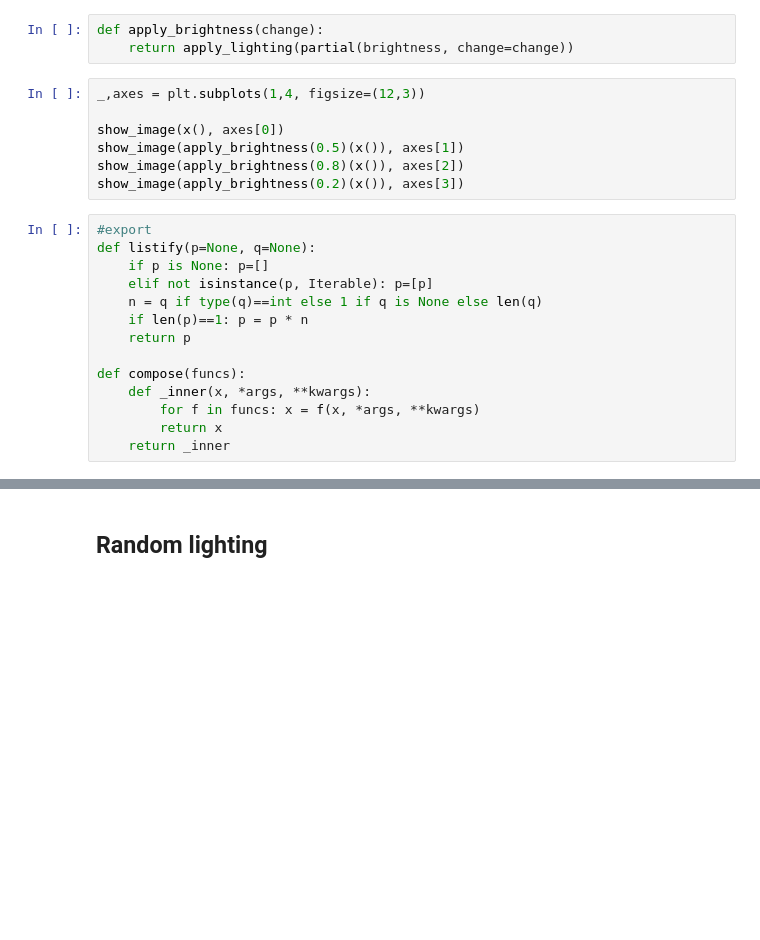
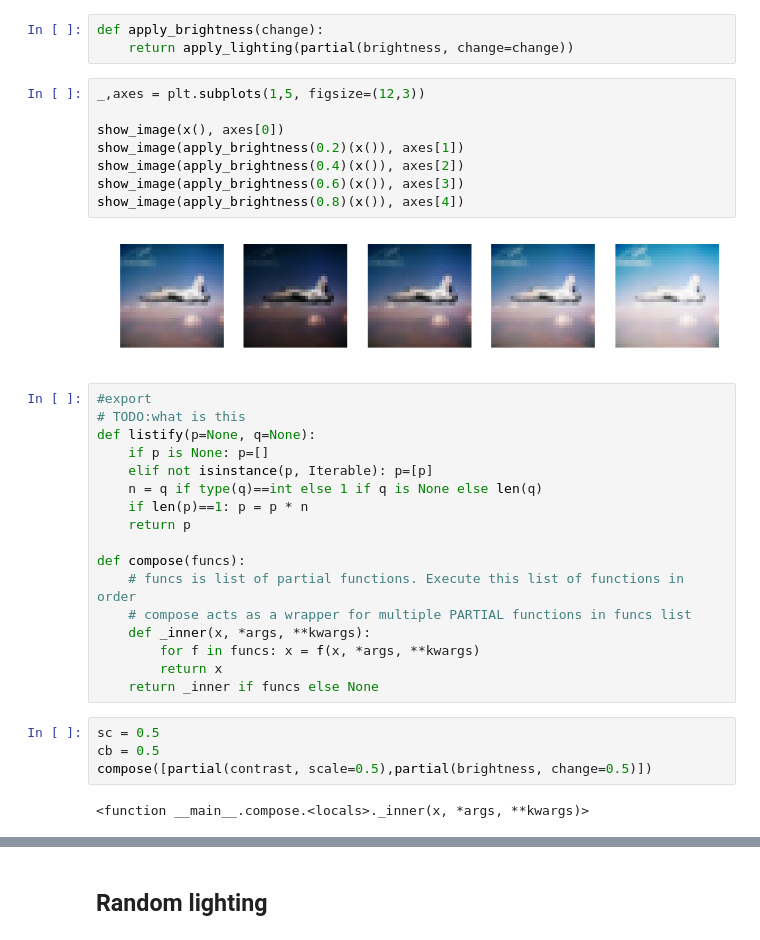
Before and after one commit to anhquan0412/fastai_v1, a Jupyter notebook: dev_nb/002_images.ipynb, the cells around one changed output, grey strips where cells are left out. Drawn from its saved outputs; the diff is of its cells as text; blank space fills up the shorter version.

```diff
--- a/dev_nb/002_images.ipynb
+++ b/dev_nb/002_images.ipynb
@@ -230,14 +311,18 @@ show_image(apply_contrast(2.0)(x()), axes[3])
 def apply_brightness(change):
     return apply_lighting(partial(brightness, change=change))
 # %%
-_,axes = plt.subplots(1,4, figsize=(12,3))
+_,axes = plt.subplots(1,5, figsize=(12,3))
 
 show_image(x(), axes[0])
-show_image(apply_brightness(0.5)(x()), axes[1])
-show_image(apply_brightness(0.8)(x()), axes[2])
-show_image(apply_brightness(0.2)(x()), axes[3])
+show_image(apply_brightness(0.2)(x()), axes[1])
+show_image(apply_brightness(0.4)(x()), axes[2])
+show_image(apply_brightness(0.6)(x()), axes[3])
+show_image(apply_brightness(0.8)(x()), axes[4])
+# %% [output]
+[figure, added]
 # %%
 #export
+# TODO:what is this
 def listify(p=None, q=None):
     if p is None: p=[]
     elif not isinstance(p, Iterable): p=[p]
@@ -246,7 +331,15 @@ def listify(p=None, q=None):
     return p
 
 def compose(funcs):
+    # funcs is list of partial functions. Execute this list of functions in order
+    # compose acts as a wrapper for multiple PARTIAL functions in funcs list
     def _inner(x, *args, **kwargs):
         for f in funcs: x = f(x, *args, **kwargs)
         return x
-    return _inner
+    return _inner if funcs else None
+# %%
+sc = 0.5
+cb = 0.5
+compose([partial(contrast, scale=0.5),partial(brightness, change=0.5)])
+# %% [output]
+<function __main__.compose.<locals>._inner(x, *args, **kwargs)>
```
Also changed, not shown: parts of 19 cells of this notebook, 1 other file.
